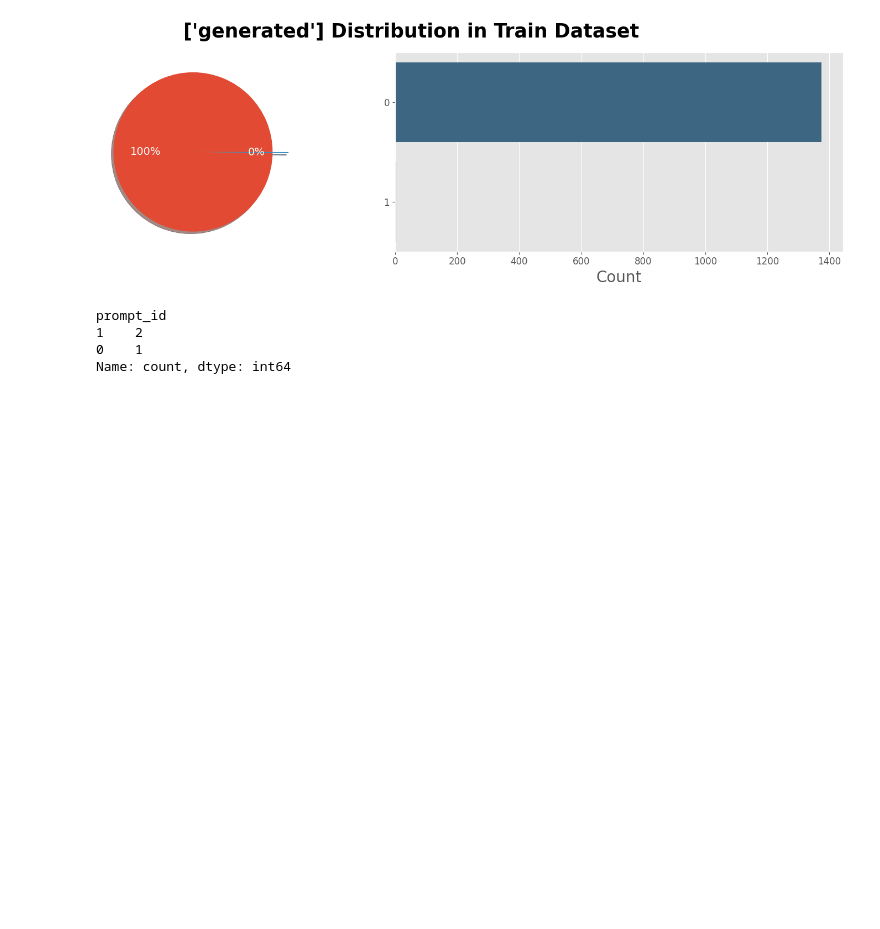
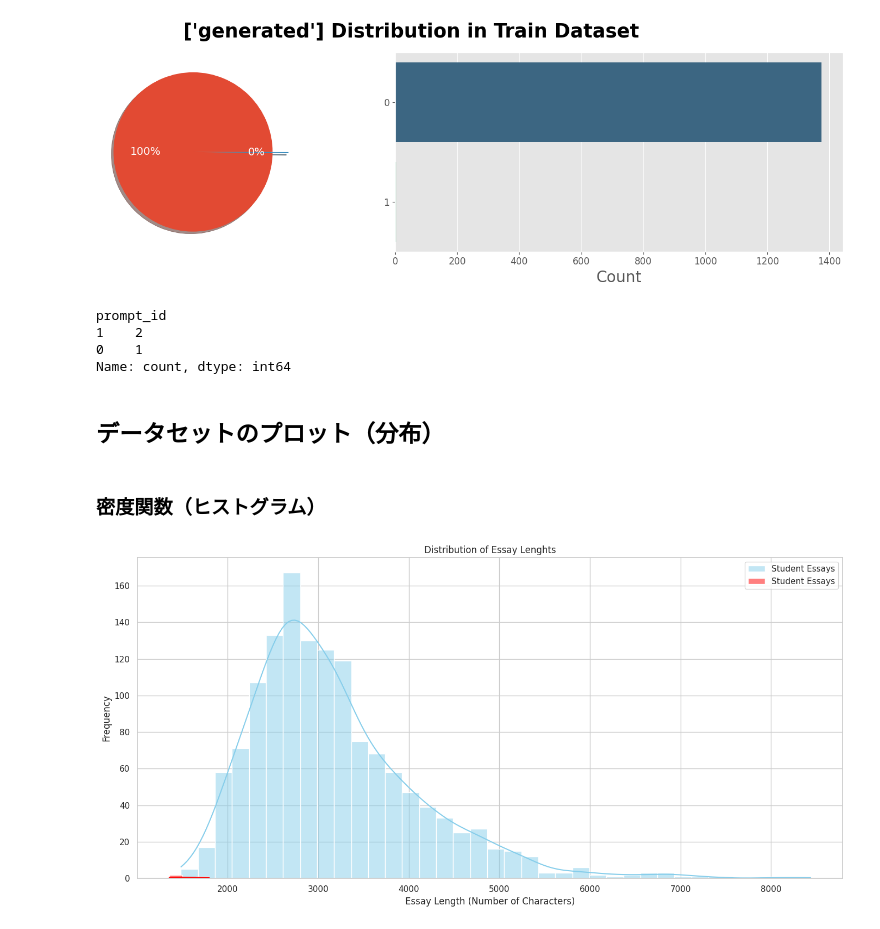
Before and after one commit to CheeseGue/DataScience, a Jupyter notebook: GithubWithKaggle/eda-llm-detect.ipynb, the cells around one changed output. Saved outputs shown, nothing was run; the diff lists cells and outputs as text; code cells hidden in the pictures; blank space fills up the shorter version.

```diff
--- a/GithubWithKaggle/eda-llm-detect.ipynb
+++ b/GithubWithKaggle/eda-llm-detect.ipynb
@@ -412,3 +419,26 @@ prompt_id
 1    2
 0    1
 Name: count, dtype: int64
+# %% [markdown]
+## データセットのプロット（分布）
+# %% [markdown]
+### 密度関数（ヒストグラム）
+# %%
+# エッセイの文字数の長さに関するカラムを作成する
+train_essays['essay_length'] = train_essays['text'].apply(len)
+
+sns.set(style="whitegrid")
+plt.figure(figsize=(14, 7))
+
+sns.histplot(train_essays[train_essays['generated']==0]['essay_length'], color='skyblue', label='Student Essays', kde=True)
+sns.histplot(train_essays[train_essays['generated']==1]['essay_length'], color='red',label='Student Essays', kde=True)
+
+plt.title('Distribution of Essay Lenghts')
+plt.xlabel('Essay Length (Number of Characters)')
+plt.ylabel('Frequency')
+plt.legend()
+plt.tight_layout()
+
+plt.show()
+# %% [output]
+[figure, added]
```
Also changed, not shown: parts of 17 cells of this notebook.
